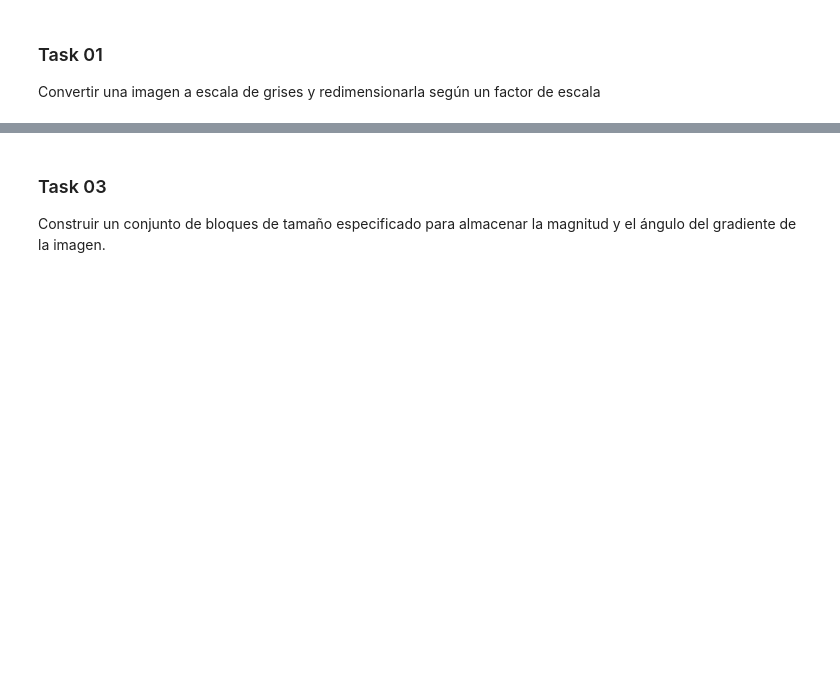
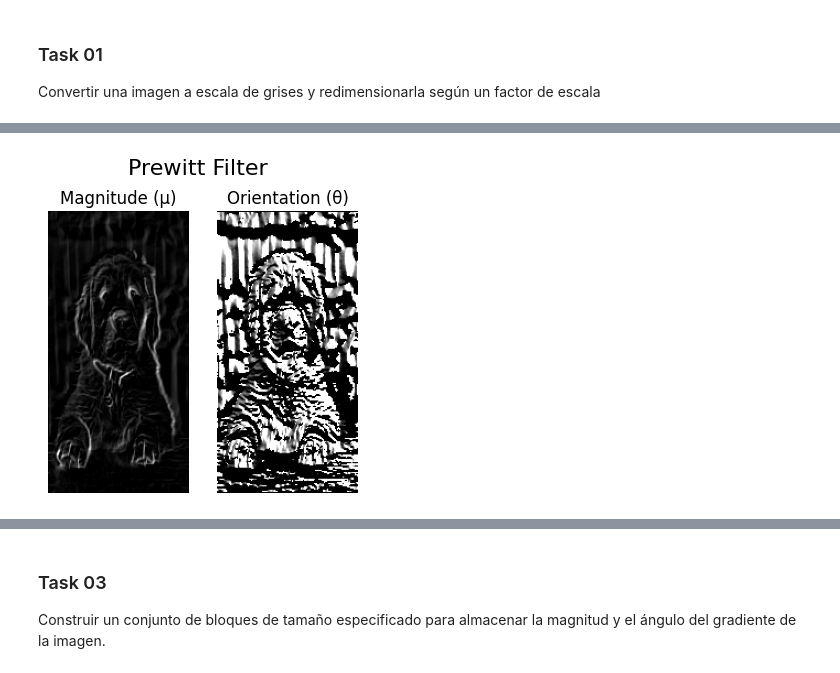
Before and after one commit to MelissaPerez09/Lab03-CC3102, a Jupyter notebook: src/lab03.ipynb, the cells around one changed output, grey strips where cells are left out. Cells and saved outputs as stored; diff of their text form; code cells hidden in the pictures; blank space fills up the shorter version.

```diff
--- a/src/lab03.ipynb
+++ b/src/lab03.ipynb
@@ -14,0 +73,44 @@ Calcular la magnitud y el ángulo del gradiente de una imagen en escala de grise
+# %%
+# Sobel filter
+def apply_sobel(image):
+    # apply Sobel filters in x and y directions
+    sobel_x = cv2.Sobel(image, cv2.CV_64F, 1, 0, ksize=3)
+    sobel_y = cv2.Sobel(image, cv2.CV_64F, 0, 1, ksize=3)
+
+    # calculate the magnitude of gradients
+    magnitude = cv2.magnitude(sobel_x, sobel_y)
+
+    # calculate the orientation of the gradient and scale it to [0, 180)
+    orientation = np.arctan2(sobel_y, sobel_x) * (180 / np.pi)
+    orientation = np.mod(orientation, 180)
+
+    return magnitude, orientation
+# %%
+# Show filter result
+def show_filter_result(type, image_path, k):
+    if type == "prewitt":
+        processed_image = preprocess_image(image_path, k)
+        magnitude, orientation = apply_prewitt(processed_image)
+        filter_title = "Prewitt Filter"
+    elif type == "sobel":
+        processed_image = preprocess_image(image_path, k)
+        magnitude, orientation = apply_sobel(processed_image)
+        filter_title = "Sobel Filter"
+
+    plt.figure(figsize=(4, 4))
+    plt.suptitle(filter_title, fontsize=16)
+
+    plt.subplot(1, 2, 1)
+    plt.imshow(magnitude, cmap='gray')
+    plt.axis('off')
+    plt.title("Magnitude (µ)")
+
+    plt.subplot(1, 2, 2)
+    plt.imshow(orientation, cmap='gray')
+    plt.axis('off')
+    plt.title("Orientation (θ)")
+    plt.show()
+# %%
+show_filter_result("prewitt", "./img/golden.jpeg", 2)
+# %% [output]
+[figure, added]
```
Also changed, not shown: parts of 13 cells of this notebook, 2 other files.
